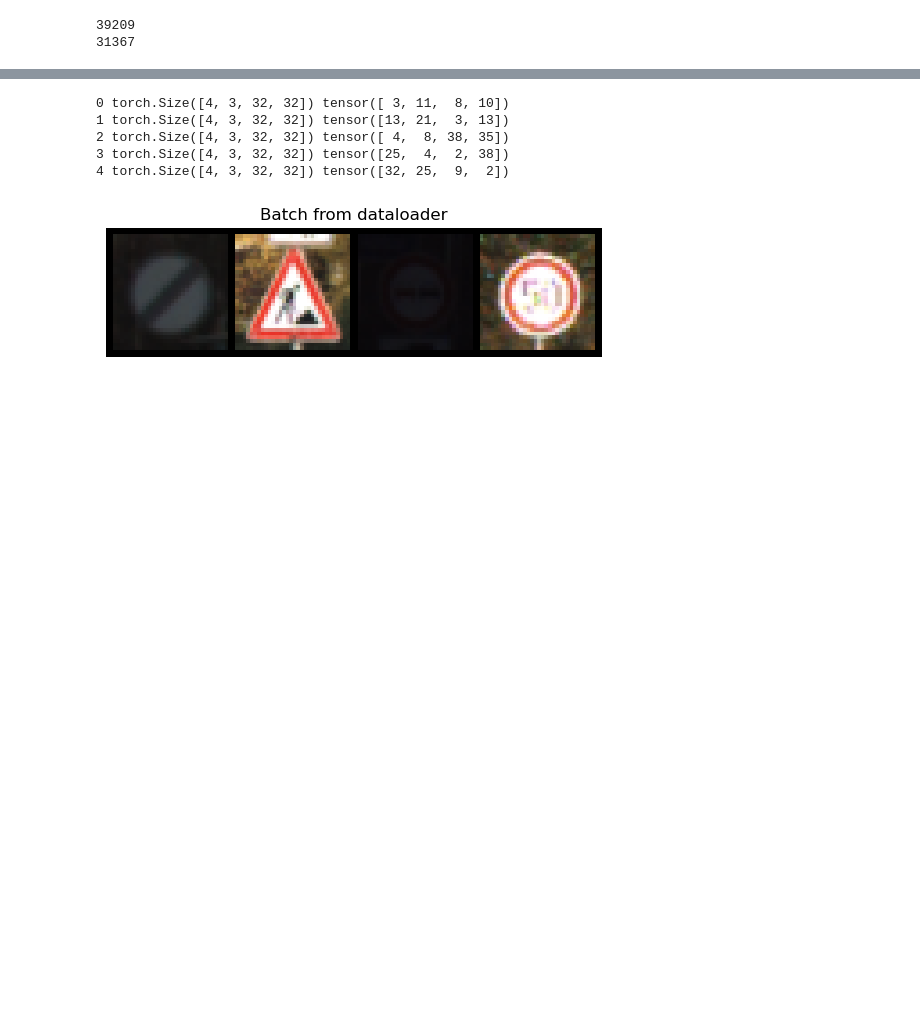
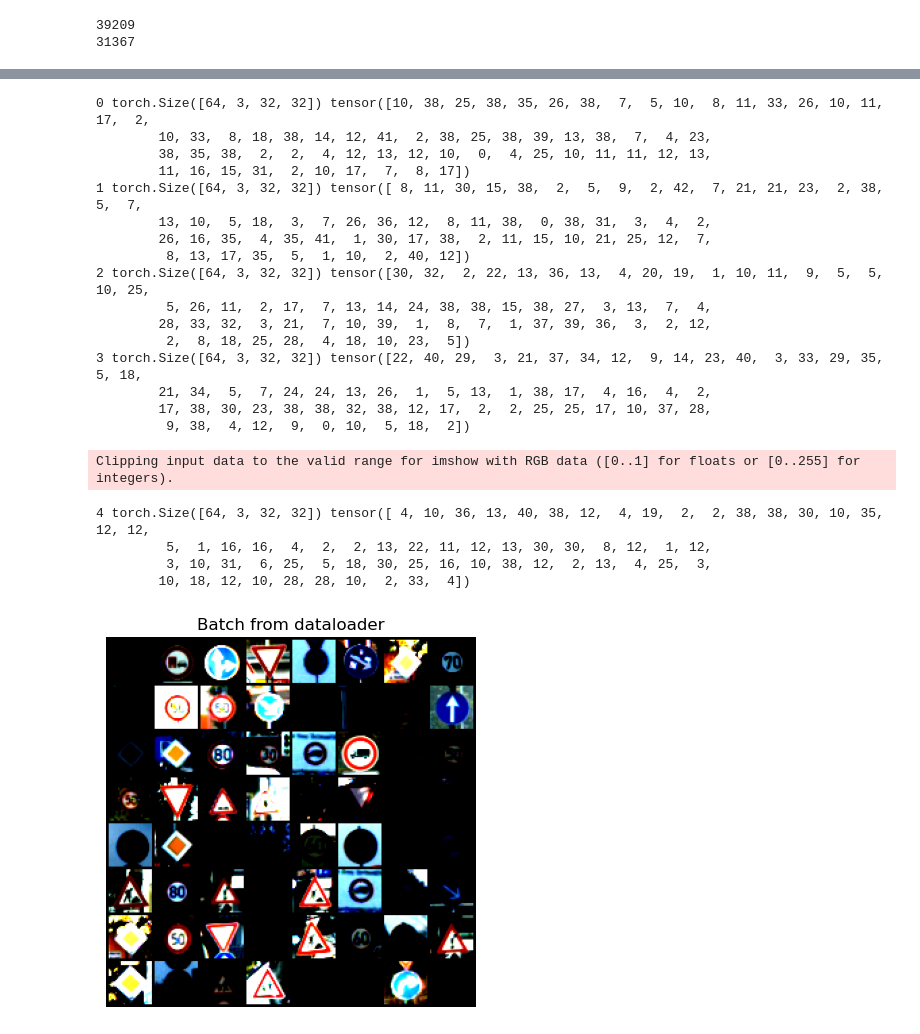
Before and after one commit to joaolealgh/TrafficSignsDetection, a Jupyter notebook: src/notebooks/GTSRB_tests.ipynb, the cells around one changed output, grey strips where cells are left out. Cells and saved outputs as stored; diff of their text form; code cells hidden in the pictures; blank space fills up the shorter version.

Commit message:
normalization of data, 58% model accuracy

```diff
--- a/src/notebooks/GTSRB_tests.ipynb
+++ b/src/notebooks/GTSRB_tests.ipynb
@@ -65,21 +51,15 @@ training_data_transform = transforms.Compose([
         RandHorizFlip(0.5),
         RandVertFlip(0.5),
         # RandomRotation(),
-        ToTensor()
-        #transforms.Normalize(mean=[0.485, 0.456, 0.406],
-        #                     std=[0.229, 0.224, 0.225])
+        ToTensor(),
+        CustomNormalize(mean, std)
     ])
 
 validation_data_transform = transforms.Compose([
         ConvertPIL(),
         Rescale((32, 32)),
-        # RandCrop(32),
-        # RandHorizFlip(0.5),
-        # RandVertFlip(0.5),
-        # RandomRotation(),
-        ToTensor()
-        #transforms.Normalize(mean=[0.485, 0.456, 0.406],
-        #                     std=[0.229, 0.224, 0.225])
+        ToTensor(),
+        CustomNormalize(mean, std)
     ])
 # %%
 train_dataset = TrafficSignsDataset(annotations_file='../../dataset/GTSRB/Train.csv',
@@ -143,6 +125,16 @@ def show_traffic_signs(sample_batched):
     plt.imshow(grid.numpy().transpose((1, 2, 0)))
 
     plt.title('Batch from dataloader')
+# %%
+train_dataset_loader = torch.utils.data.DataLoader(train_dataset,
+                                             batch_size=64,
+                                             shuffle=True,
+                                             num_workers=4)
+
+validation_dataset_loader = torch.utils.data.DataLoader(valid_dataset,
+                                             batch_size=64,
+                                             shuffle=True,
+                                             num_workers=4)
 # %%
 for i_batch, sample_batched in enumerate(train_dataset_loader):
     print(i_batch, sample_batched['image'].size())
@@ -164,31 +157,48 @@ for i_batch, sample_batched in enumerate(train_dataset_loader):
 # %%
 test_traffic_dataset = TrafficSignsDataset(annotations_file='../../dataset/GTSRB/Test.csv',
                                            root_dir='../../dataset/GTSRB', transform=
                                            transforms.Compose([
                                             ConvertPIL(),
                                             Rescale((32, 32)),
-                                            ToTensor()
+                                            ToTensor(),
+                                            CustomNormalize(mean, std)
                                         ]))
 
 test_dataset_loader = torch.utils.data.DataLoader(test_traffic_dataset,
-                                                batch_size=4,
+                                                batch_size=64,
                                                 shuffle=True,
                                                 num_workers=0)
 
 for i_batch, sample_batched in enumerate(test_dataset_loader):
-    print(i_batch, sample_batched['image'].size(), sample_batched['label'])
+    # print(i_batch, sample_batched['image'].size(), sample_batched['label'])
     # observe 4th batch and stop.
     if i_batch == 4:
         plt.figure()
         show_traffic_signs(sample_batched)
         plt.axis('off')
         plt.ioff()
         plt.show()
         break
 # %% [output]
-0 torch.Size([4, 3, 32, 32]) tensor([ 3, 11,  8, 10])
-1 torch.Size([4, 3, 32, 32]) tensor([13, 21,  3, 13])
-2 torch.Size([4, 3, 32, 32]) tensor([ 4,  8, 38, 35])
-3 torch.Size([4, 3, 32, 32]) tensor([25,  4,  2, 38])
-4 torch.Size([4, 3, 32, 32]) tensor([32, 25,  9,  2])
+0 torch.Size([64, 3, 32, 32]) tensor([10, 38, 25, 38, 35, 26, 38,  7,  5, 10,  8, 11, 33, 26, 10, 11, 17,  2,
+        10, 33,  8, 18, 38, 14, 12, 41,  2, 38, 25, 38, 39, 13, 38,  7,  4, 23,
+        38, 35, 38,  2,  2,  4, 12, 13, 12, 10,  0,  4, 25, 10, 11, 11, 12, 13,
+        11, 16, 15, 31,  2, 10, 17,  7,  8, 17])
+1 torch.Size([64, 3, 32, 32]) tensor([ 8, 11, 30, 15, 38,  2,  5,  9,  2, 42,  7, 21, 21, 23,  2, 38,  5,  7,
+        13, 10,  5, 18,  3,  7, 26, 36, 12,  8, 11, 38,  0, 38, 31,  3,  4,  2,
+        26, 16, 35,  4, 35, 41,  1, 30, 17, 38,  2, 11, 15, 10, 21, 25, 12,  7,
+         8, 13, 17, 35,  5,  1, 10,  2, 40, 12])
+2 torch.Size([64, 3, 32, 32]) tensor([30, 32,  2, 22, 13, 36, 13,  4, 20, 19,  1, 10, 11,  9,  5,  5, 10, 25,
+         5, 26, 11,  2, 17,  7, 13, 14, 24, 38, 38, 15, 38, 27,  3, 13,  7,  4,
+        28, 33, 32,  3, 21,  7, 10, 39,  1,  8,  7,  1, 37, 39, 36,  3,  2, 12,
+         2,  8, 18, 25, 28,  4, 18, 10, 23,  5])
+3 torch.Size([64, 3, 32, 32]) tensor([22, 40, 29,  3, 21, 37, 34, 12,  9, 14, 23, 40,  3, 33, 29, 35,  5, 18,
+        21, 34,  5,  7, 24, 24, 13, 26,  1,  5, 13,  1, 38, 17,  4, 16,  4,  2,
+        17, 38, 30, 23, 38, 38, 32, 38, 12, 17,  2,  2, 25, 25, 17, 10, 37, 28,
+         9, 38,  4, 12,  9,  0, 10,  5, 18,  2])
+Clipping input data to the valid range for imshow with RGB data ([0..1] for floats or [0..255] for integers).
+4 torch.Size([64, 3, 32, 32]) tensor([ 4, 10, 36, 13, 40, 38, 12,  4, 19,  2,  2, 38, 38, 30, 10, 35, 12, 12,
+         5,  1, 16, 16,  4,  2,  2, 13, 22, 11, 12, 13, 30, 30,  8, 12,  1, 12,
+         3, 10, 31,  6, 25,  5, 18, 30, 25, 16, 10, 38, 12,  2, 13,  4, 25,  3,
+        10, 18, 12, 10, 28, 28, 10,  2, 33,  4])
-[figure, old version]
+[figure, new version]
```
Also changed, not shown: parts of 17 cells of this notebook, 3 other files.
